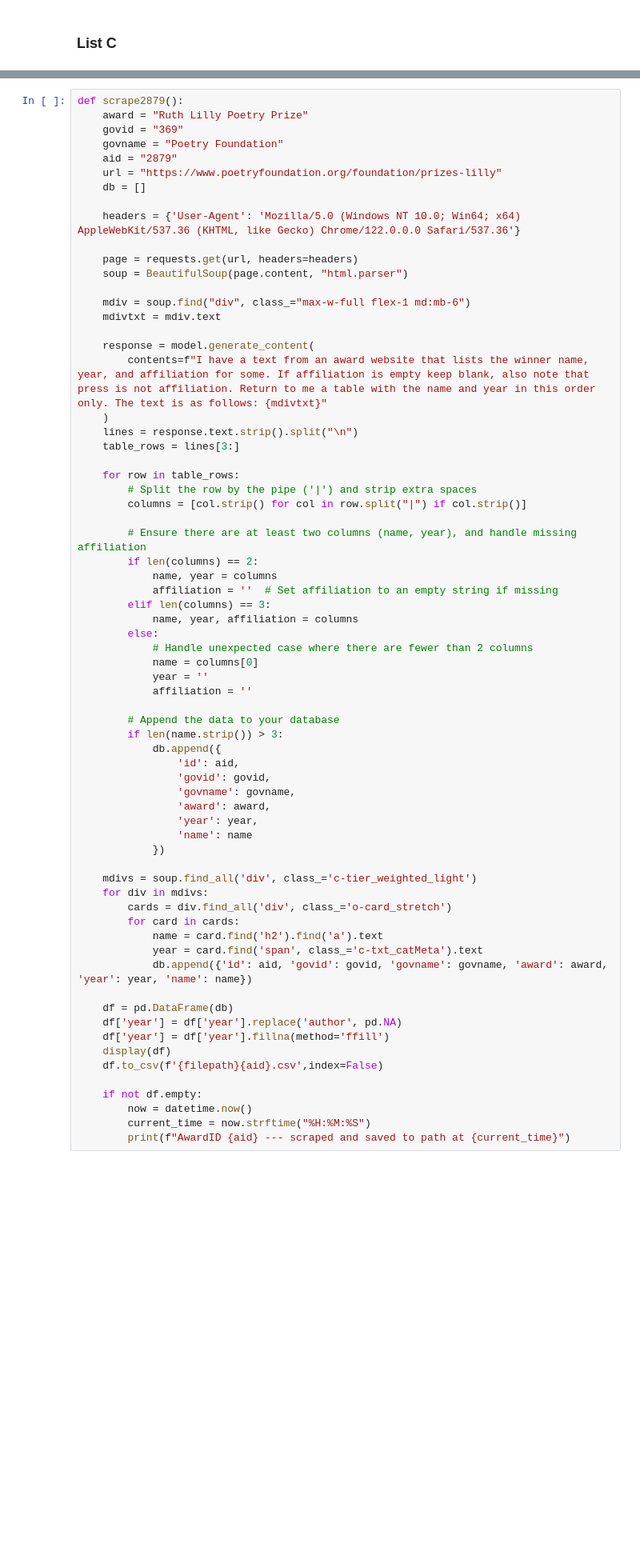
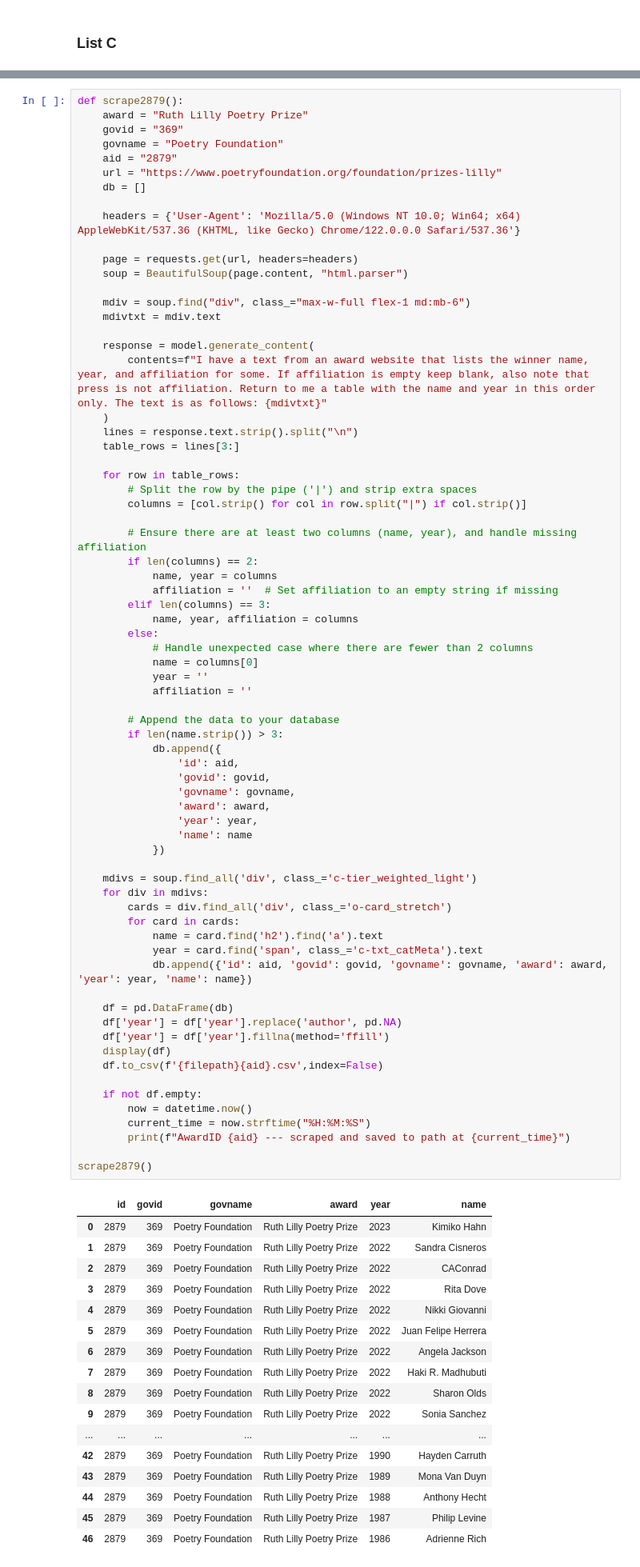
Before and after one commit to acepocalypse/EDA-award-scrape, a Jupyter notebook: Awards Scrape Code.ipynb, the cells around one changed output, grey strips where cells are left out. Shown at 80% size. Cells and saved outputs as stored; diff of their text form; blank space fills up the shorter version.

```diff
--- a/Awards Scrape Code.ipynb
+++ b/Awards Scrape Code.ipynb
@@ -4089,30 +4106,50 @@ def scrape2879():
 
         # Append the data to your database
         if len(name.strip()) > 3:
             db.append({
                 'id': aid,
                 'govid': govid,
                 'govname': govname,
                 'award': award,
                 'year': year,
                 'name': name
             })
 
     mdivs = soup.find_all('div', class_='c-tier_weighted_light')
     for div in mdivs:
         cards = div.find_all('div', class_='o-card_stretch')
         for card in cards:
             name = card.find('h2').find('a').text
             year = card.find('span', class_='c-txt_catMeta').text
             db.append({'id': aid, 'govid': govid, 'govname': govname, 'award': award, 'year': year, 'name': name})
 
     df = pd.DataFrame(db)
     df['year'] = df['year'].replace('author', pd.NA)
     df['year'] = df['year'].fillna(method='ffill')
     display(df)
     df.to_csv(f'{filepath}{aid}.csv',index=False)
 
     if not df.empty:
         now = datetime.now()
         current_time = now.strftime("%H:%M:%S")
         print(f"AwardID {aid} --- scraped and saved to path at {current_time}")
+
+scrape2879()
+# %% [output]
+|  | id | govid | govname | award | year | name |
+| 0 | 2879 | 369 | Poetry Foundation | Ruth Lilly Poetry Prize | 2023 | Kimiko Hahn |
+| 1 | 2879 | 369 | Poetry Foundation | Ruth Lilly Poetry Prize | 2022 | Sandra Cisneros |
+| 2 | 2879 | 369 | Poetry Foundation | Ruth Lilly Poetry Prize | 2022 | CAConrad |
+| 3 | 2879 | 369 | Poetry Foundation | Ruth Lilly Poetry Prize | 2022 | Rita Dove |
+| 4 | 2879 | 369 | Poetry Foundation | Ruth Lilly Poetry Prize | 2022 | Nikki Giovanni |
+| 5 | 2879 | 369 | Poetry Foundation | Ruth Lilly Poetry Prize | 2022 | Juan Felipe Herrera |
+| 6 | 2879 | 369 | Poetry Foundation | Ruth Lilly Poetry Prize | 2022 | Angela Jackson |
+| 7 | 2879 | 369 | Poetry Foundation | Ruth Lilly Poetry Prize | 2022 | Haki R. Madhubuti |
+| 8 | 2879 | 369 | Poetry Foundation | Ruth Lilly Poetry Prize | 2022 | Sharon Olds |
+| 9 | 2879 | 369 | Poetry Foundation | Ruth Lilly Poetry Prize | 2022 | Sonia Sanchez |
+| ... | ... | ... | ... | ... | ... | ... |
+| 42 | 2879 | 369 | Poetry Foundation | Ruth Lilly Poetry Prize | 1990 | Hayden Carruth |
+| 43 | 2879 | 369 | Poetry Foundation | Ruth Lilly Poetry Prize | 1989 | Mona Van Duyn |
+| 44 | 2879 | 369 | Poetry Foundation | Ruth Lilly Poetry Prize | 1988 | Anthony Hecht |
+| 45 | 2879 | 369 | Poetry Foundation | Ruth Lilly Poetry Prize | 1987 | Philip Levine |
+| 46 | 2879 | 369 | Poetry Foundation | Ruth Lilly Poetry Prize | 1986 | Adrienne Rich |
```
Also changed, not shown: parts of 8 cells of this notebook.
